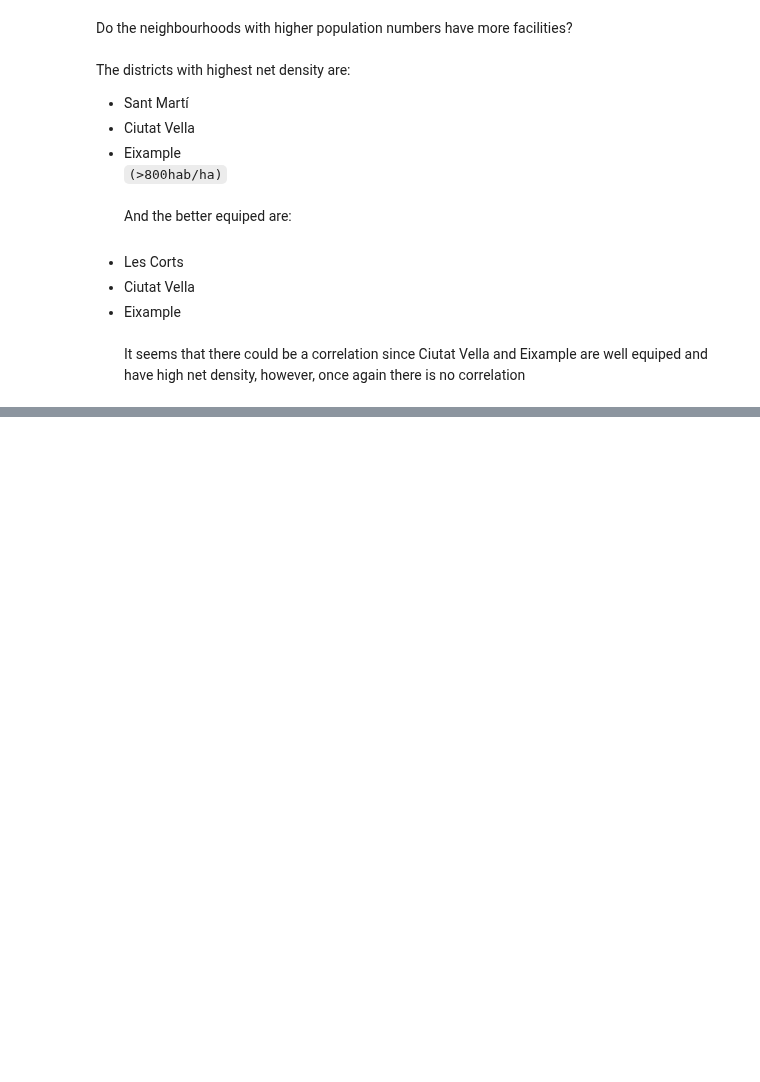
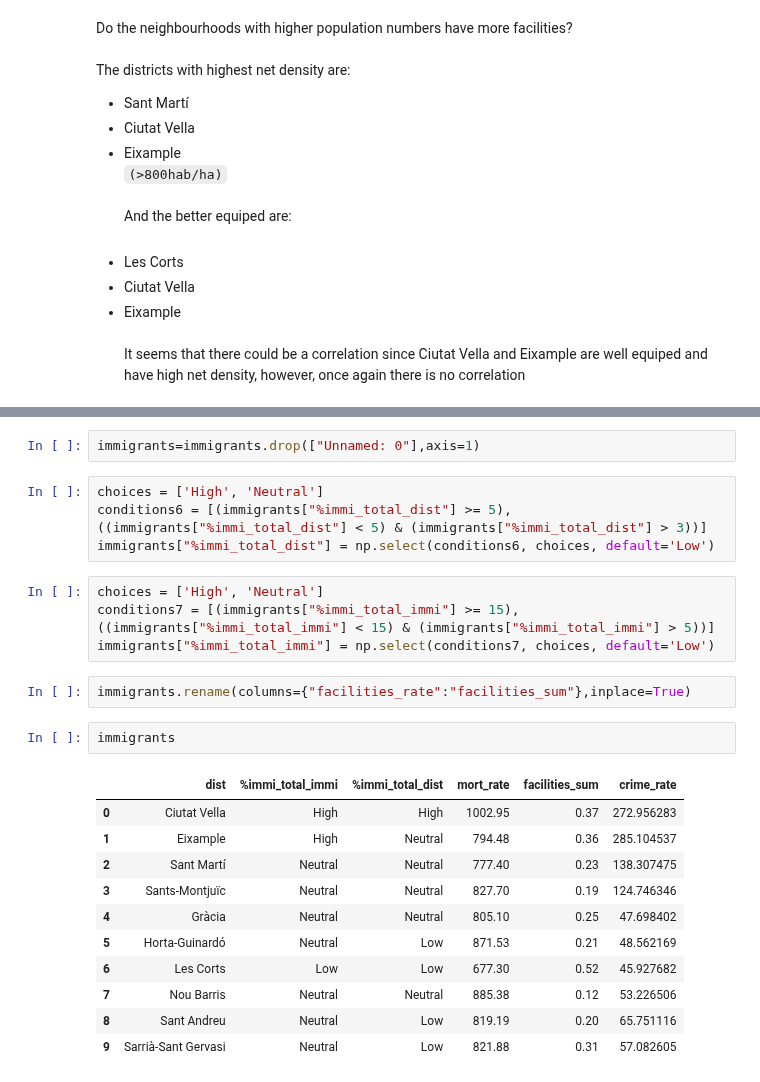
Before and after one commit to ta-data-bcn/Project-Week-2-Barcelona, a Jupyter notebook: your-project/District_quality-analysis.ipynb, the cells around one changed output, grey strips where cells are left out. Drawn from its saved outputs; the diff is of its cells as text; blank space fills up the shorter version.

```diff
--- a/your-project/District_quality-analysis.ipynb
+++ b/your-project/District_quality-analysis.ipynb
@@ -689,0 +715,26 @@ It seems that there could be a correlation since Ciutat Vella and Eixample are w
+# %%
+immigrants=immigrants.drop(["Unnamed: 0"],axis=1)
+# %%
+choices = ['High', 'Neutral']
+conditions6 = [(immigrants["%immi_total_dist"] >= 5), ((immigrants["%immi_total_dist"] < 5) & (immigrants["%immi_total_dist"] > 3))]
+immigrants["%immi_total_dist"] = np.select(conditions6, choices, default='Low')
+# %%
+choices = ['High', 'Neutral']
+conditions7 = [(immigrants["%immi_total_immi"] >= 15), ((immigrants["%immi_total_immi"] < 15) & (immigrants["%immi_total_immi"] > 5))]
+immigrants["%immi_total_immi"] = np.select(conditions7, choices, default='Low')
+# %%
+immigrants.rename(columns={"facilities_rate":"facilities_sum"},inplace=True)
+# %%
+immigrants
+# %% [output]
+|  | dist | %immi_total_immi | %immi_total_dist | mort_rate | facilities_sum | crime_rate |
+| 0 | Ciutat Vella | High | High | 1002.95 | 0.37 | 272.956283 |
+| 1 | Eixample | High | Neutral | 794.48 | 0.36 | 285.104537 |
+| 2 | Sant Martí | Neutral | Neutral | 777.40 | 0.23 | 138.307475 |
+| 3 | Sants-Montjuïc | Neutral | Neutral | 827.70 | 0.19 | 124.746346 |
+| 4 | Gràcia | Neutral | Neutral | 805.10 | 0.25 | 47.698402 |
+| 5 | Horta-Guinardó | Neutral | Low | 871.53 | 0.21 | 48.562169 |
+| 6 | Les Corts | Low | Low | 677.30 | 0.52 | 45.927682 |
+| 7 | Nou Barris | Neutral | Neutral | 885.38 | 0.12 | 53.226506 |
+| 8 | Sant Andreu | Neutral | Low | 819.19 | 0.20 | 65.751116 |
+| 9 | Sarrià-Sant Gervasi | Neutral | Low | 821.88 | 0.31 | 57.082605 |
```
Also changed, not shown: parts of 11 cells of this notebook.
